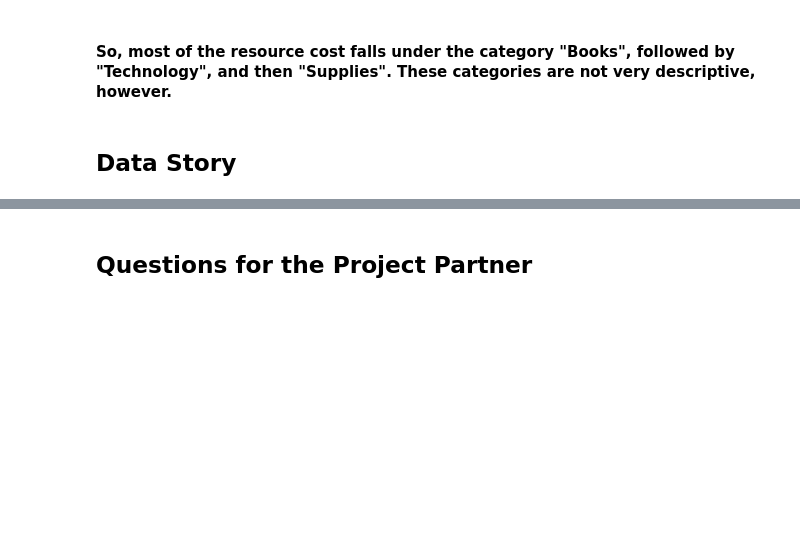
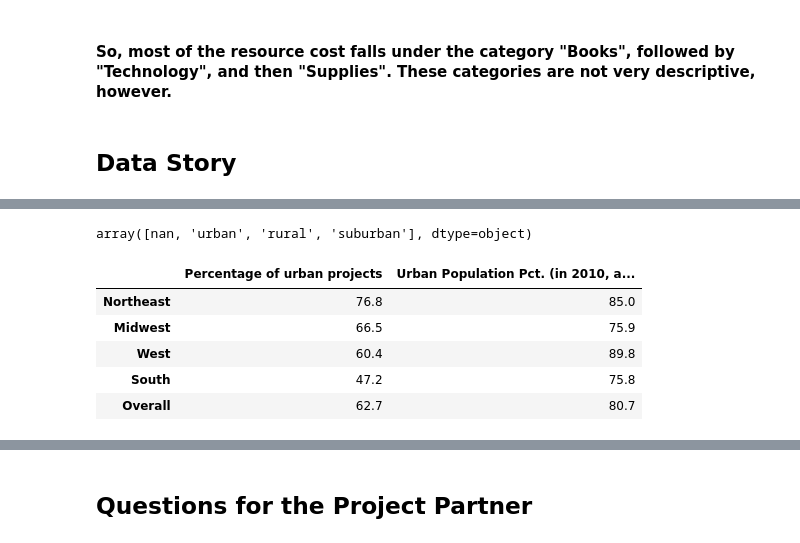
Before and after one commit to ashok-bidani/UChicago-DSaPP, a Jupyter notebook: DSaPP Analysis.ipynb, the cells around one changed output, grey strips where cells are left out. Drawn from its saved outputs; the diff is of its cells as text; code cells hidden in the pictures; blank space fills up the shorter version.

```diff
--- a/DSaPP Analysis.ipynb
+++ b/DSaPP Analysis.ipynb
@@ -317,0 +322,28 @@ dtype: float64
+# %%
+urban_data = projects_df[['school_metro', 'school_state']]
+urban_data['school_metro'].unique()
+# %% [output]
+array([nan, 'urban', 'rural', 'suburban'], dtype=object)
+# %%
+northeast_projects = urban_data[urban_data['school_state'].isin(['ME', 'NY', 'NJ', 'VT', 'MA', 'RI', 'CT', 'NH', 'PA'])]
+midwest_projects = urban_data[urban_data['school_state'].isin(['IL', 'IN', 'IA', 'KS', 'MI', 'MN', 'MO', 'NE', 'ND', 'OH', 'SD', 'WI'])]
+west_projects = urban_data[urban_data['school_state'].isin(['MT', 'WY', 'CO', 'NM', 'ID', 'UT', 'AZ', 'NV', 'WA', 'OR', 'CA', 'AK', 'HI'])]
+south_projects = urban_data[urban_data['school_state'].isin(['DE', 'FL', 'GA', 'MD', 'NC', 'SC', 'VA', 'WV', 'AL', 'KY', 'MS', 'TN', 'AR', 'LA', 'OK', 'TX', 'DC'])]
+
+northeast_urban_projects_pct = (100*((northeast_projects[northeast_projects['school_metro'] == 'urban']['school_metro'].count())/northeast_projects['school_metro'].count())).round(1)
+midwest_urban_projects_pct = (100*((midwest_projects[midwest_projects['school_metro'] == 'urban']['school_metro'].count())/midwest_projects['school_metro'].count())).round(1)
+west_urban_projects_pct = (100*((west_projects[west_projects['school_metro'] == 'urban']['school_metro'].count())/west_projects['school_metro'].count())).round(1)
+south_urban_projects_pct = (100*((south_projects[south_projects['school_metro'] == 'urban']['school_metro'].count())/south_projects['school_metro'].count())).round(1)
+overall_urban_projects_pct = ((northeast_urban_projects_pct + midwest_urban_projects_pct + west_urban_projects_pct + south_urban_projects_pct)/4).round(1)
+
+urban_projects_by_region = pd.DataFrame({"Percentage of urban projects": [northeast_urban_projects_pct, midwest_urban_projects_pct, west_urban_projects_pct, south_urban_projects_pct, overall_urban_projects_pct],
+                                    "Urban Population Pct. (in 2010, according to Wikipedia)": [85.0, 75.9, 89.8, 75.8, 80.7]},
+                               index = ["Northeast", "Midwest", "West", "South", "Overall"])
+urban_projects_by_region
+# %% [output]
+|  | Percentage of urban projects | Urban Population Pct. (in 2010, a... |
+| Northeast | 76.8 | 85.0 |
+| Midwest | 66.5 | 75.9 |
+| West | 60.4 | 89.8 |
+| South | 47.2 | 75.8 |
+| Overall | 62.7 | 80.7 |
```
Also changed, not shown: parts of 7 cells of this notebook, 2 other files.
